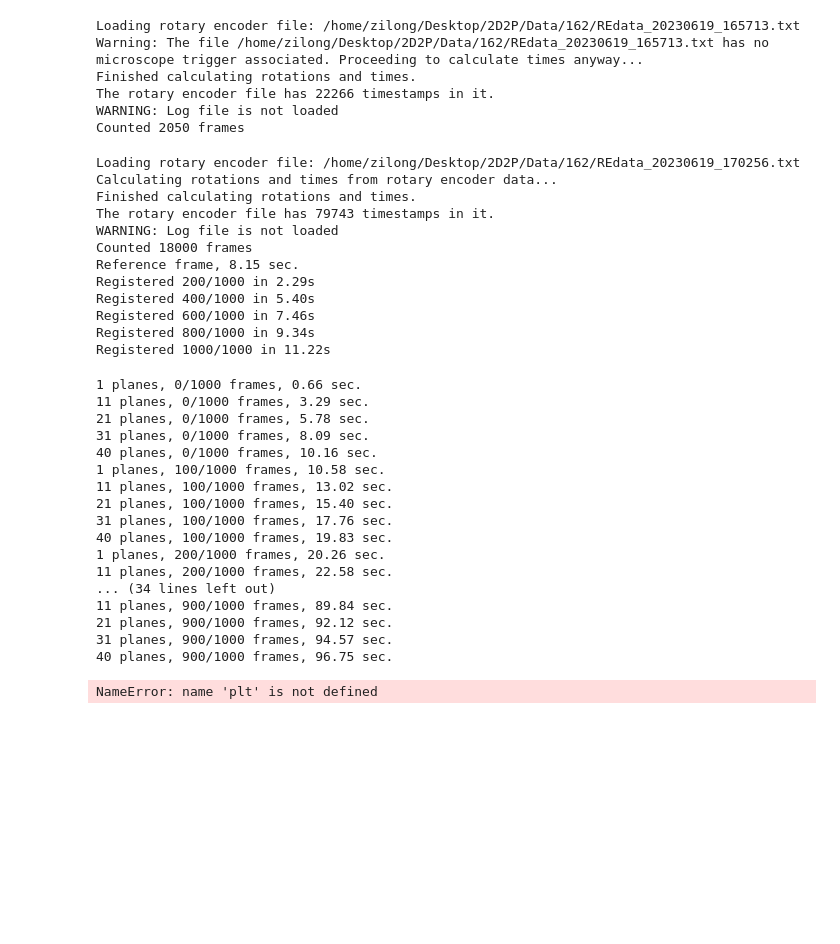
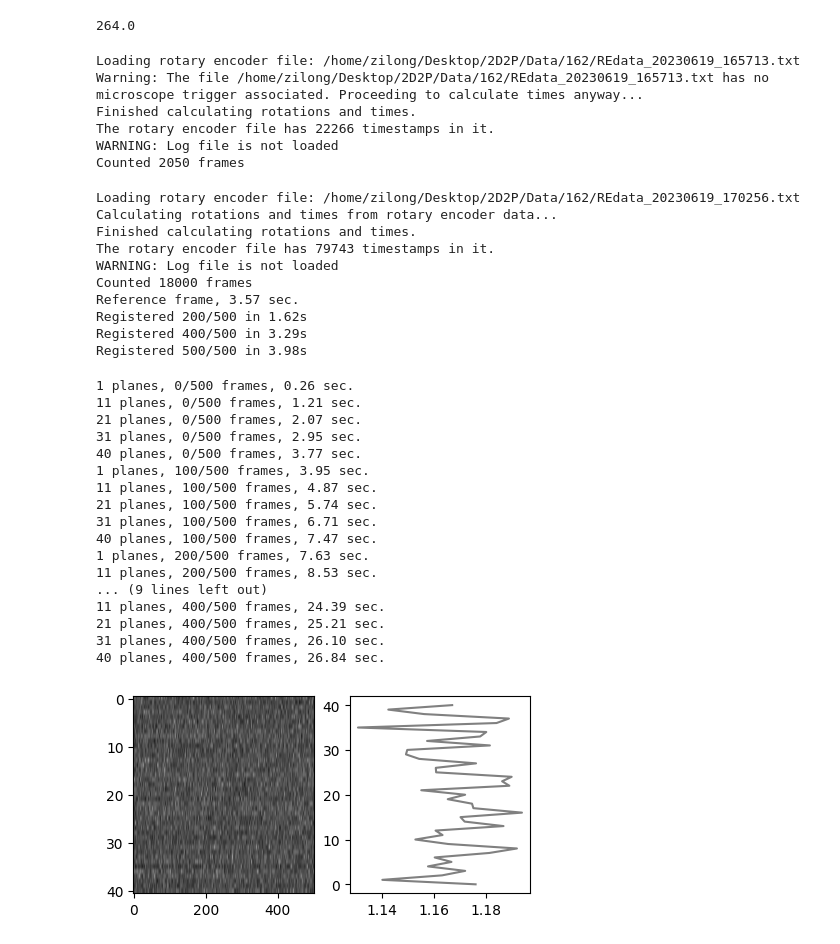
Before and after one commit to ZilongJi/2D2P, a Jupyter notebook: notebook/ZdriftCorrelation.ipynb, the cells around one changed output. Cells and saved outputs as stored; diff of their text form; code cells hidden in the pictures; blank space fills up the shorter version.

```diff
--- a/notebook/ZdriftCorrelation.ipynb
+++ b/notebook/ZdriftCorrelation.ipynb
@@ -6,6 +7,17 @@ from scanimagetiffio import SITiffIO
 import sys
 sys.path.append("..")
 from utils_image import UnrotateCropFrame, RegFrame, compute_zpos_sp
+# %%
+# read the rotation center from the circlecenter txt file
+circlecenterfilename = "/home/zilong/Desktop/2D2P/Data/162/DP/circlecenter.txt"
+with open(circlecenterfilename, "r") as f:
+    # read the last row
+    last_line = f.readlines()[-1]
+    # assign the x and y coordinates to self.rotx and self.roty
+    rotx = float(last_line.split()[0])
+    roty = float(last_line.split()[1])
+# %% [output]
+264.0
 # %%
 #load the zstack tiff and calculate the mean frames for each stack
 
@@ -26,7 +38,7 @@ Array = np.array(Array)
 Angle = S.get_all_theta()
 
 # unrotate each frame in the tiff file with the detected rotation center
-unrotcropFrames = UnrotateCropFrame(Array, Angle, rotCenter=[256,256])
+unrotcropFrames = UnrotateCropFrame(Array, Angle, rotCenter=[rotx,roty])
 
 
 num_v=5; num_s=41; num_f=10
@@ -52,10 +64,10 @@ S = SITiffIO()
 S.open_tiff_file(imagingtiff, "r")
 S.open_rotary_file(imagingrelog)
 #extract the last self.numFrames frames from the tiff file
-tailArray, tailAng = S.tail(1000)
+tailArray, tailAng = S.tail(500)
 
 # unrotate each frame in the tiff file with the detected rotation center
-unrotFrames  = UnrotateCropFrame(tailArray, tailAng, rotCenter=[256,256])
+unrotFrames  = UnrotateCropFrame(tailArray, tailAng, rotCenter=[rotx,roty])
 
 #perform image registraion
 meanRegImg, regFrames = RegFrame(unrotFrames)
@@ -66,39 +78,43 @@ Finished calculating rotations and times.
 The rotary encoder file has 79743 timestamps in it.
 WARNING: Log file is not loaded
 Counted 18000 frames
-Reference frame, 8.15 sec.
-Registered 200/1000 in 2.29s
-Registered 400/1000 in 5.40s
-Registered 600/1000 in 7.46s
-Registered 800/1000 in 9.34s
-Registered 1000/1000 in 11.22s
+Reference frame, 3.57 sec.
+Registered 200/500 in 1.62s
+Registered 400/500 in 3.29s
+Registered 500/500 in 3.98s
 # %%
 #comnpute the z drift of each frame
 ops = suite2p.default_ops()
 zcorr = compute_zpos_sp(meanZstacks, regFrames, ops)
 # %% [output]
-1 planes, 0/1000 frames, 0.66 sec.
-11 planes, 0/1000 frames, 3.29 sec.
-21 planes, 0/1000 frames, 5.78 sec.
-31 planes, 0/1000 frames, 8.09 sec.
-40 planes, 0/1000 frames, 10.16 sec.
-1 planes, 100/1000 frames, 10.58 sec.
-11 planes, 100/1000 frames, 13.02 sec.
-21 planes, 100/1000 frames, 15.40 sec.
-31 planes, 100/1000 frames, 17.76 sec.
-40 planes, 100/1000 frames, 19.83 sec.
-1 planes, 200/1000 frames, 20.26 sec.
-11 planes, 200/1000 frames, 22.58 sec.
-... (34 lines left out)
-11 planes, 900/1000 frames, 89.84 sec.
-21 planes, 900/1000 frames, 92.12 sec.
-31 planes, 900/1000 frames, 94.57 sec.
-40 planes, 900/1000 frames, 96.75 sec.
+1 planes, 0/500 frames, 0.26 sec.
+11 planes, 0/500 frames, 1.21 sec.
+21 planes, 0/500 frames, 2.07 sec.
+31 planes, 0/500 frames, 2.95 sec.
+40 planes, 0/500 frames, 3.77 sec.
+1 planes, 100/500 frames, 3.95 sec.
+11 planes, 100/500 frames, 4.87 sec.
+21 planes, 100/500 frames, 5.74 sec.
+31 planes, 100/500 frames, 6.71 sec.
+40 planes, 100/500 frames, 7.47 sec.
+1 planes, 200/500 frames, 7.63 sec.
+11 planes, 200/500 frames, 8.53 sec.
+... (9 lines left out)
+11 planes, 400/500 frames, 24.39 sec.
+21 planes, 400/500 frames, 25.21 sec.
+31 planes, 400/500 frames, 26.10 sec.
+40 planes, 400/500 frames, 26.84 sec.
 # %%
 #imshow zcorr with auto aspect ratio
-fig = plt.figure(figsize=(512/100,512/100),dpi=100)
-plt.imshow(zcorr, cmap='gray', aspect='auto')
-plt.axis('off')
+import matplotlib.pyplot as plt
+fig = plt.figure(figsize=(512/100,256/100),dpi=100)
+#subplot 1
+ax1 = fig.add_subplot(1, 2, 1)
+ax1.imshow(zcorr, cmap='gray', aspect='auto')
+ax2 = fig.add_subplot(1, 2, 2)
+nplanes = zcorr.shape[0]
+sumCorrMatrix = np.sum(zcorr, axis=1)
+ax2.plot(sumCorrMatrix, np.arange(0, nplanes), color='grey')
 plt.show()
 # %% [output]
-NameError: name 'plt' is not defined
+[figure, added]
```
Also changed, not shown: parts of 2 cells of this notebook, 1 other file.
